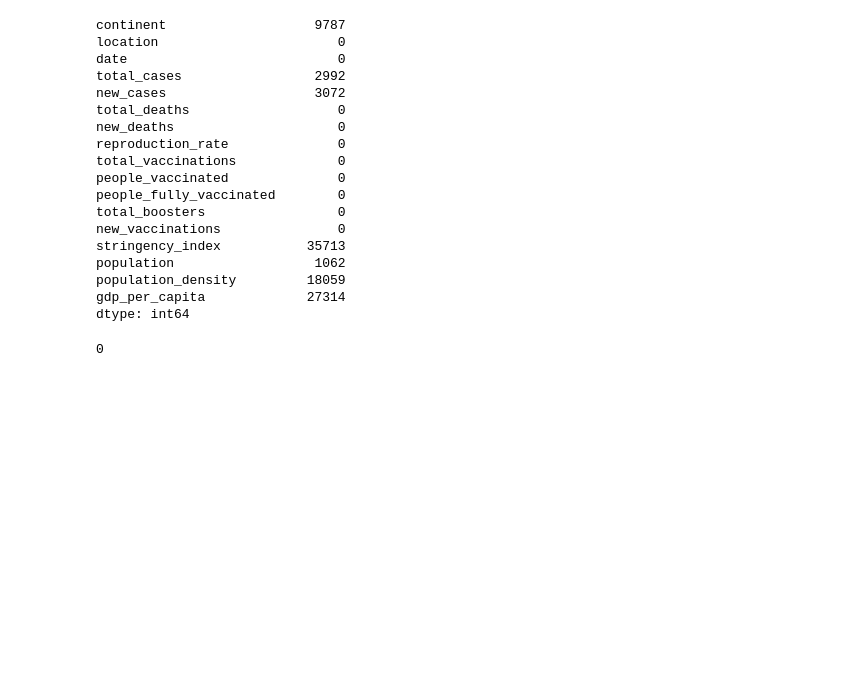
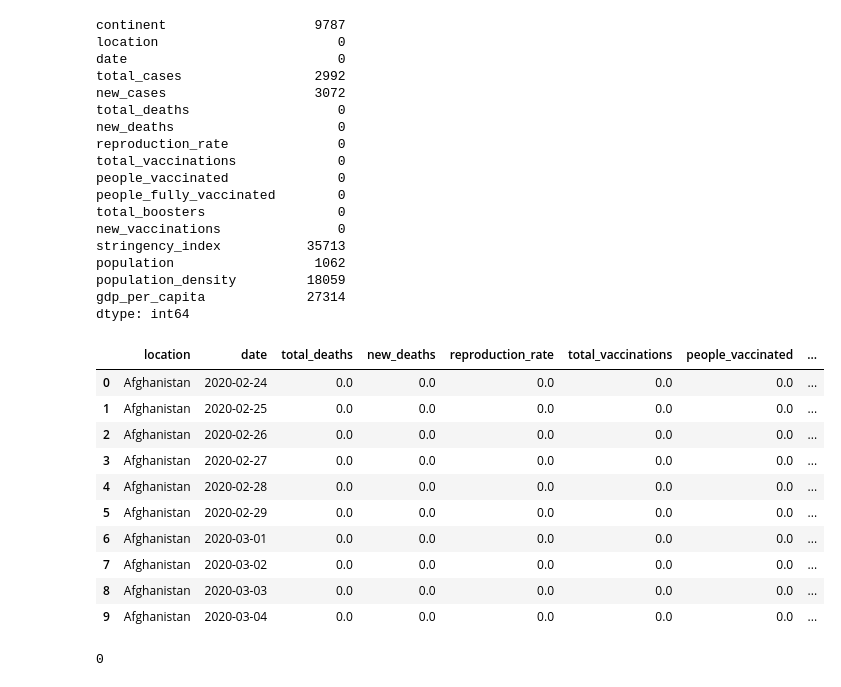
Before and after one commit to Ruthmwaura/Moringa-Project-WK5, a Jupyter notebook: owid_covid_data.ipynb, the cells around one changed output. Cells and saved outputs as stored; diff of their text form; code cells hidden in the pictures; blank space fills up the shorter version.

Commit message:
dropped rows with  missing values

```diff
--- a/owid_covid_data.ipynb
+++ b/owid_covid_data.ipynb
@@ -262,6 +262,28 @@ population                  1062
 population_density         18059
 gdp_per_capita             27314
 dtype: int64
+# %%
+# let's check for rows with missing values
+
+data.isnull().sum(axis = 1)
+
+# let's drop the rows with missing values
+
+data.dropna(axis = 1, inplace = True)
+
+data.head(10)
+# %% [output]
+|  | location | date | total_deaths | new_deaths | reproduction_rate | total_vaccinations | people_vaccinated | ... |
+| 0 | Afghanistan | 2020-02-24 | 0.0 | 0.0 | 0.0 | 0.0 | 0.0 | ... |
+| 1 | Afghanistan | 2020-02-25 | 0.0 | 0.0 | 0.0 | 0.0 | 0.0 | ... |
+| 2 | Afghanistan | 2020-02-26 | 0.0 | 0.0 | 0.0 | 0.0 | 0.0 | ... |
+| 3 | Afghanistan | 2020-02-27 | 0.0 | 0.0 | 0.0 | 0.0 | 0.0 | ... |
+| 4 | Afghanistan | 2020-02-28 | 0.0 | 0.0 | 0.0 | 0.0 | 0.0 | ... |
+| 5 | Afghanistan | 2020-02-29 | 0.0 | 0.0 | 0.0 | 0.0 | 0.0 | ... |
+| 6 | Afghanistan | 2020-03-01 | 0.0 | 0.0 | 0.0 | 0.0 | 0.0 | ... |
+| 7 | Afghanistan | 2020-03-02 | 0.0 | 0.0 | 0.0 | 0.0 | 0.0 | ... |
+| 8 | Afghanistan | 2020-03-03 | 0.0 | 0.0 | 0.0 | 0.0 | 0.0 | ... |
+| 9 | Afghanistan | 2020-03-04 | 0.0 | 0.0 | 0.0 | 0.0 | 0.0 | ... |
 # %%
 # let's check for duplicate values
 
```
Also changed, not shown: parts of 1 cell of this notebook.
